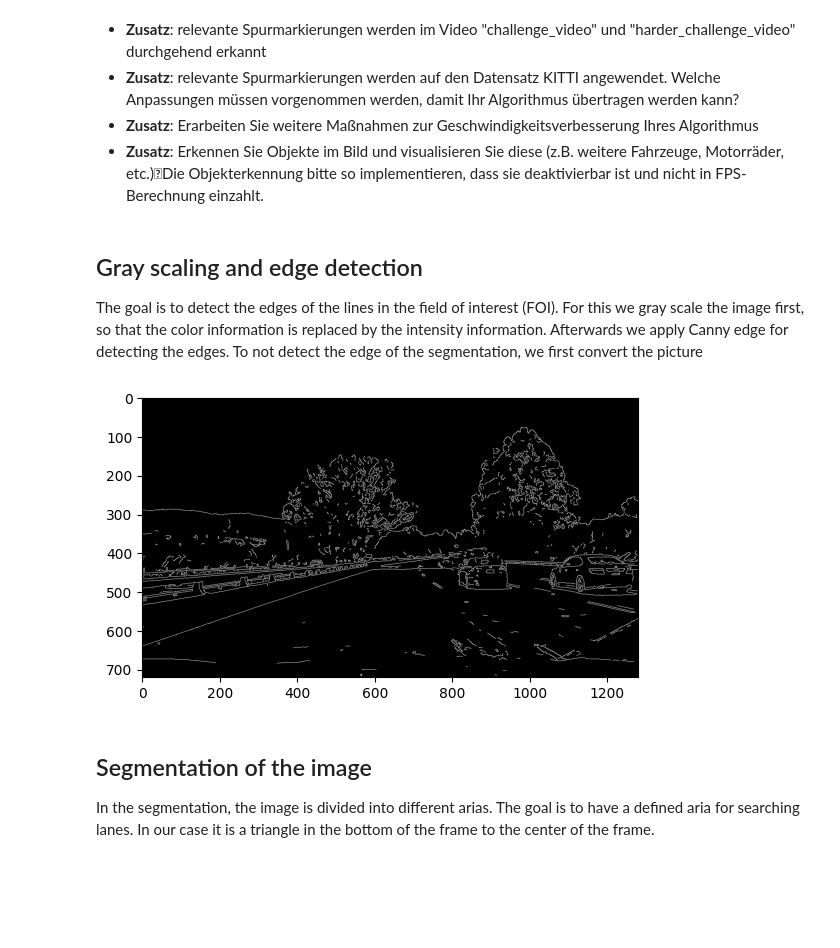
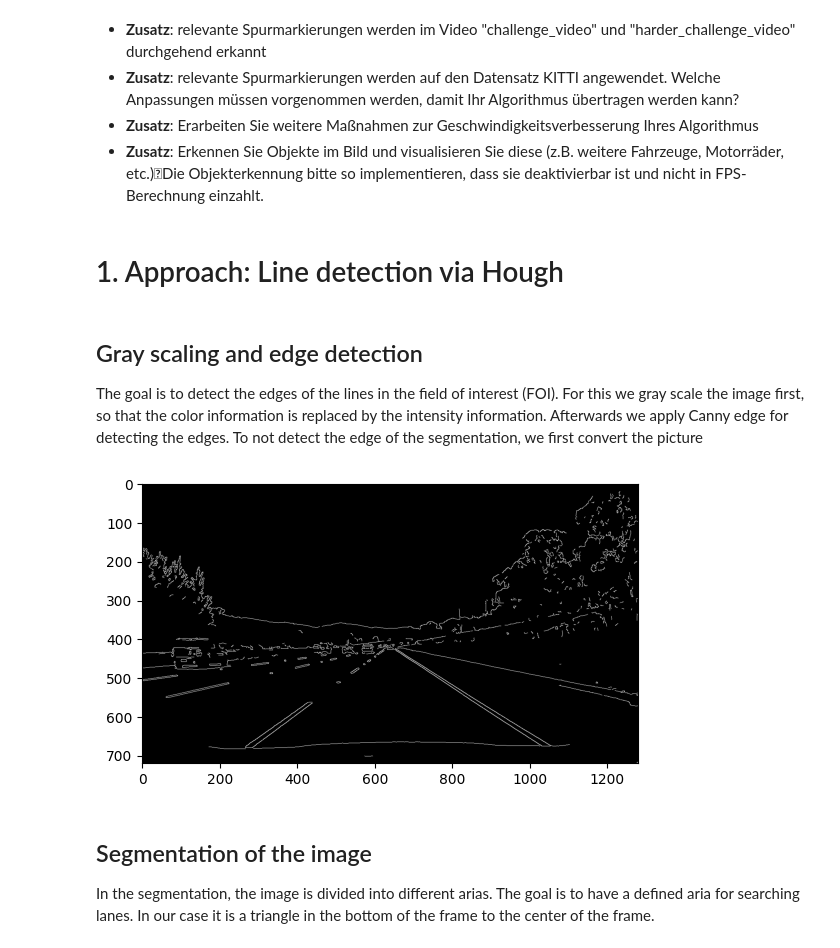
Before and after one commit to Super-T02/Spurerkennung, a Jupyter notebook: Projekt_Spurerkennung_v2.ipynb, the cells around one changed output. Cells and saved outputs as stored; diff of their text form; code cells hidden in the pictures; blank space fills up the shorter version.

```diff
--- a/Projekt_Spurerkennung_v2.ipynb
+++ b/Projekt_Spurerkennung_v2.ipynb
@@ -264,3 +288,5 @@ Erkennen Sie die Fahrbahnmarkierungen bzw. Fahrstreifen auf den Bildquellen von
+# %% [markdown]
+# 1. Approach: Line detection via Hough
 # %% [markdown]
 ## Gray scaling and edge detection
 The goal is to detect the edges of the lines in the field of interest
@@ -269,26 +295,25 @@ information is replaced by the intensity information. Afterwards we
 apply Canny edge for detecting the edges. To not detect the edge of
 the segmentation, we first convert the picture
 # %%
-
 # img = cv.imread('img/Udacity/image001.jpg', cv.COLOR_BGR2RGB)
-# img = cv.imread('img/Udacity/image002.jpg', cv.COLOR_BGR2RGB)
-img = cv.imread('img/Udacity/image003.jpg', cv.COLOR_BGR2RGB)
+img = cv.imread('img/Udacity/image002.jpg', cv.COLOR_BGR2RGB)
+# img = cv.imread('img/Udacity/image003.jpg', cv.COLOR_BGR2RGB)
 # img = cv.imread('img/Udacity/image004.jpg', cv.COLOR_BGR2RGB)
 
 # Gray scale the image
 gray_img = cv.cvtColor(img, cv.COLOR_RGB2GRAY)
 
 # Gaussian blur the image
 gray_img = cv.GaussianBlur(gray_img, (5,5), 0)
 
 # Canny edge detection
 canny_img = cv.Canny(gray_img, 100, 150)
 
 plt.figure()
 plt.imshow(canny_img, cmap='gray')
 plt.show()
 # %% [output]
-[figure, old version]
+[figure, new version]
 # %% [markdown]
 ## Segmentation of the image
 In the segmentation, the image is divided into different arias. The
```
Also changed, not shown: parts of 11 cells of this notebook, 1 other file.
